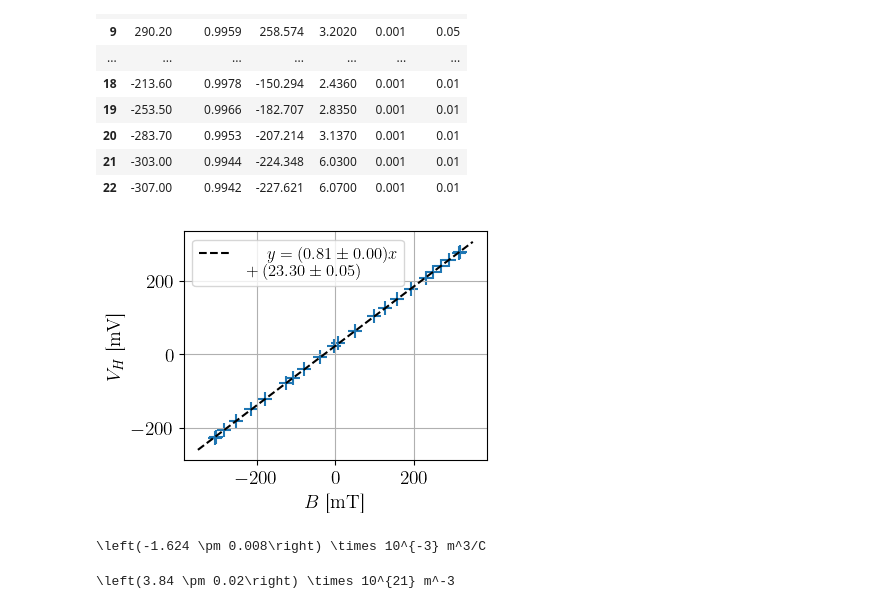
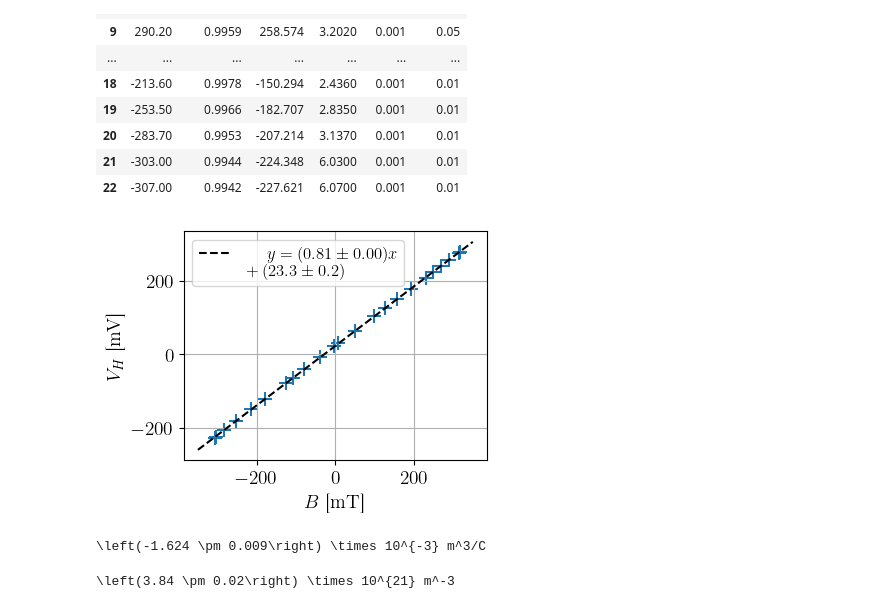
Before and after one commit to TomVdt/TPII-rapports, a Jupyter notebook: 03-H6-effet-hall/analyse/exp1.ipynb, the cells around one changed output. Cells and saved outputs as stored; diff of their text form; code cells hidden in the pictures.

```diff
--- a/03-H6-effet-hall/analyse/exp1.ipynb
+++ b/03-H6-effet-hall/analyse/exp1.ipynb
@@ -43,23 +43,23 @@ U = unp.uarray(data1["U [mV]"], data1["deltaU"])
 # %%
 plt.scatter(unp.nominal_values(B), unp.nominal_values(U), marker='+')
 # plt.errorbar(unp.nominal_values(B), unp.nominal_values(U), xerr=unp.std_devs(B), yerr=unp.std_devs(U))
 plt.xlabel(r"$B$ [\si{\milli\tesla}]")
 plt.ylabel(r"$V_H$ [\si{\milli\volt}]")
 
 # Fit
 coefs, cov = np.polyfit(unp.nominal_values(B), unp.nominal_values(U), 1, cov=True)
 fit = np.poly1d(coefs)
-coefserr = unp.uarray(coefs, cov[(0,1),(0,1)])
+coefserr = unp.uarray(coefs, np.sqrt(cov[(0,1),(0,1)]))
 x = np.linspace(-350, 350, 100)
 plt.plot(x, fit(x), '--', label=r"$y = ({:.2fL})x \\+ ({:.1uL})$".format(*coefserr), color='black')
 
 # plt.ticklabel_format(axis='both', style='sci', scilimits=(2,2))
 plt.grid()
 plt.legend()
 plt.tight_layout(pad=0.5)
 plt.savefig("../figures/U(B),InP2micro.pdf")
 # %% [output]
-[figure, old version]
+[figure, new version]
 # %%
 a = ufloat(0.002, 0.00001)
 # [mV / mT] * [mm / mA] = [V / T] * [m / A]
@@ -67,7 +67,7 @@ a = ufloat(0.002, 0.00001)
 R_h = -coefserr[0] * a / I[0]
 print(f"{R_h:.1ueL} m^3/C")  # VALEUR CHELOUE, IGNORE ME
 # %% [output]
-\left(-1.624 \pm 0.008\right) \times 10^{-3} m^3/C
+\left(-1.624 \pm 0.009\right) \times 10^{-3} m^3/C
 # %%
 q = -1.602176634e-19  # e-
 N = 1 / (R_h * q)
```
Also changed, not shown: parts of 3 cells of this notebook, 9 other files.
